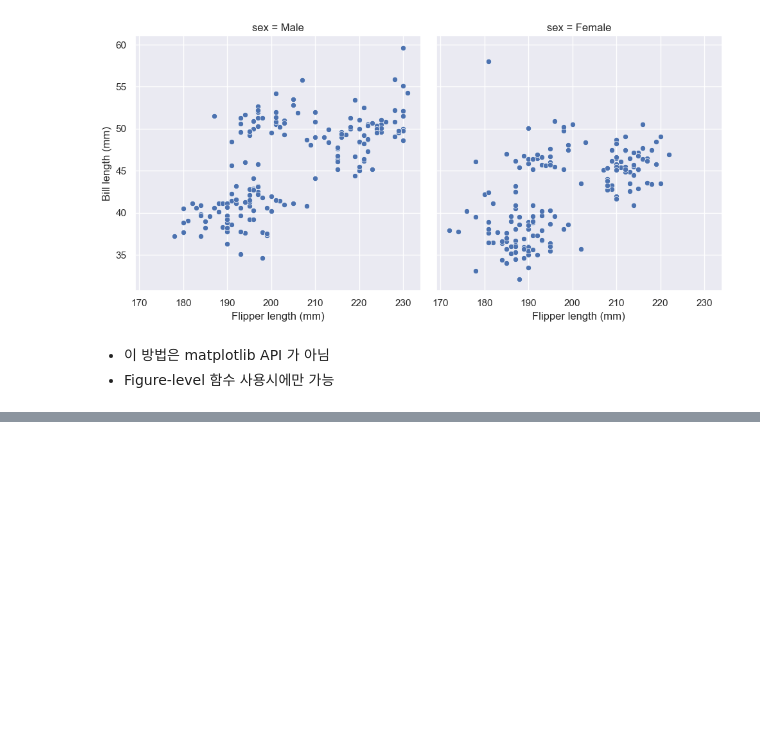
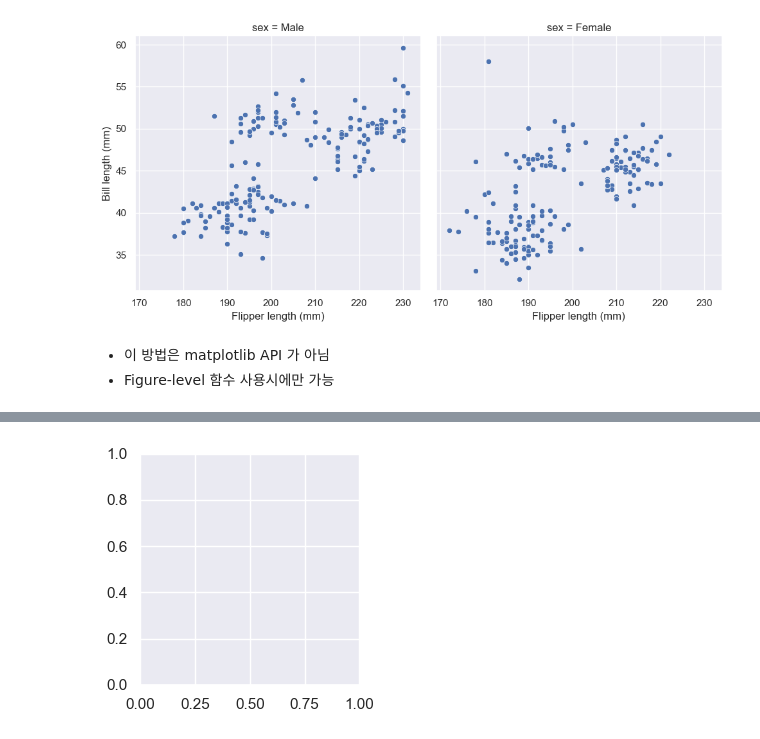
Before and after one commit to jhwn533/Pallet-Town, a Jupyter notebook: Overview of seaborn plotting functions.ipynb, the cells around one changed output, grey strips where cells are left out. Saved outputs shown, nothing was run; the diff lists cells and outputs as text; code cells hidden in the pictures; blank space fills up the shorter version.

```diff
--- a/Overview of seaborn plotting functions.ipynb
+++ b/Overview of seaborn plotting functions.ipynb
@@ -136,0 +163,6 @@ g.set_axis_labels("Flipper length (mm)", "Bill length (mm)")
+# %%
+# Figure 수준 함수로 만든 플롯은 정사각형 형태로 출력
+# FacetGrid를 직접 사용하여 빈 플롯 설정(replot(), displot() 또는 catplot()과 같은 함수 뒤에서 생성)
+g = sns.FacetGrid(penguins)
+# %% [output]
+[figure, added]
```
Also changed, not shown: parts of 12 cells of this notebook.
